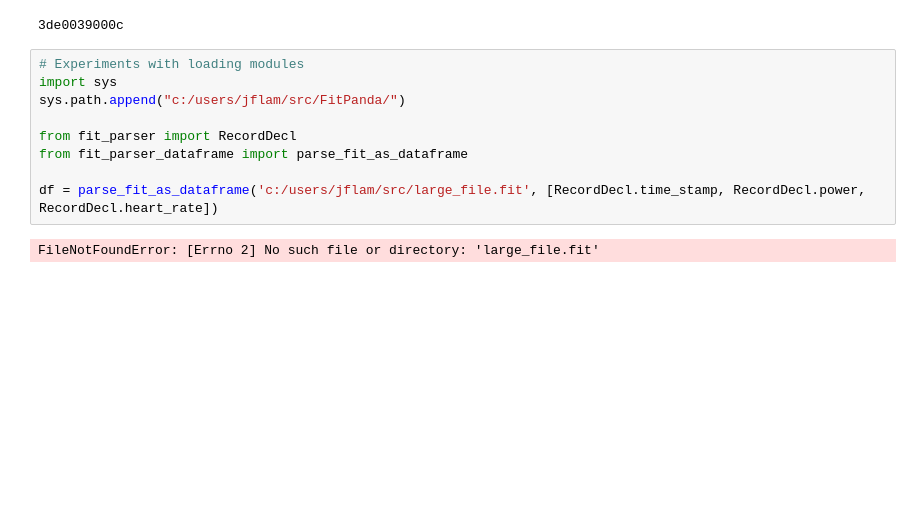
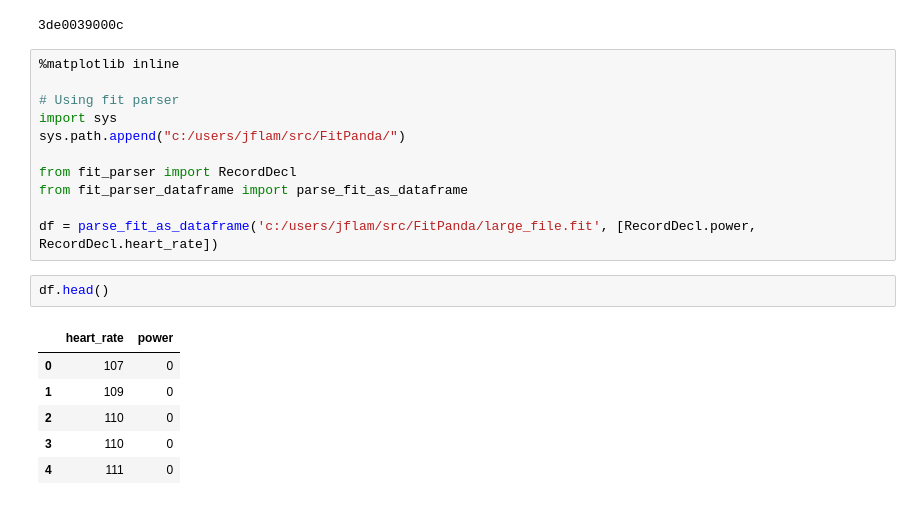
Before and after one commit to jflam/FitPanda, a Jupyter notebook: notebooks/pandas.ipynb, the cells around one changed output. Saved outputs shown, nothing was run; the diff lists cells and outputs as text; blank space fills up the shorter version.

```diff
--- a/notebooks/pandas.ipynb
+++ b/notebooks/pandas.ipynb
@@ -47,13 +47,22 @@ print(format(unpack(stream, 'Q')[0], "08x"))
 # %% [output]
 3de0039000c
 # %%
-# Experiments with loading modules
+%matplotlib inline
+
+# Using fit parser
 import sys
 sys.path.append("c:/users/jflam/src/FitPanda/")
 
 from fit_parser import RecordDecl
 from fit_parser_dataframe import parse_fit_as_dataframe
 
-df = parse_fit_as_dataframe('c:/users/jflam/src/large_file.fit', [RecordDecl.time_stamp, RecordDecl.power, RecordDecl.heart_rate])
+df = parse_fit_as_dataframe('c:/users/jflam/src/FitPanda/large_file.fit', [RecordDecl.power, RecordDecl.heart_rate])
-# %% [output]
-FileNotFoundError: [Errno 2] No such file or directory: 'large_file.fit'
+# %%
+df.head()
+# %% [output]
+|  | heart_rate | power |
+| 0 | 107 | 0 |
+| 1 | 109 | 0 |
+| 2 | 110 | 0 |
+| 3 | 110 | 0 |
+| 4 | 111 | 0 |
```
Also changed, not shown: parts of 7 cells of this notebook.
